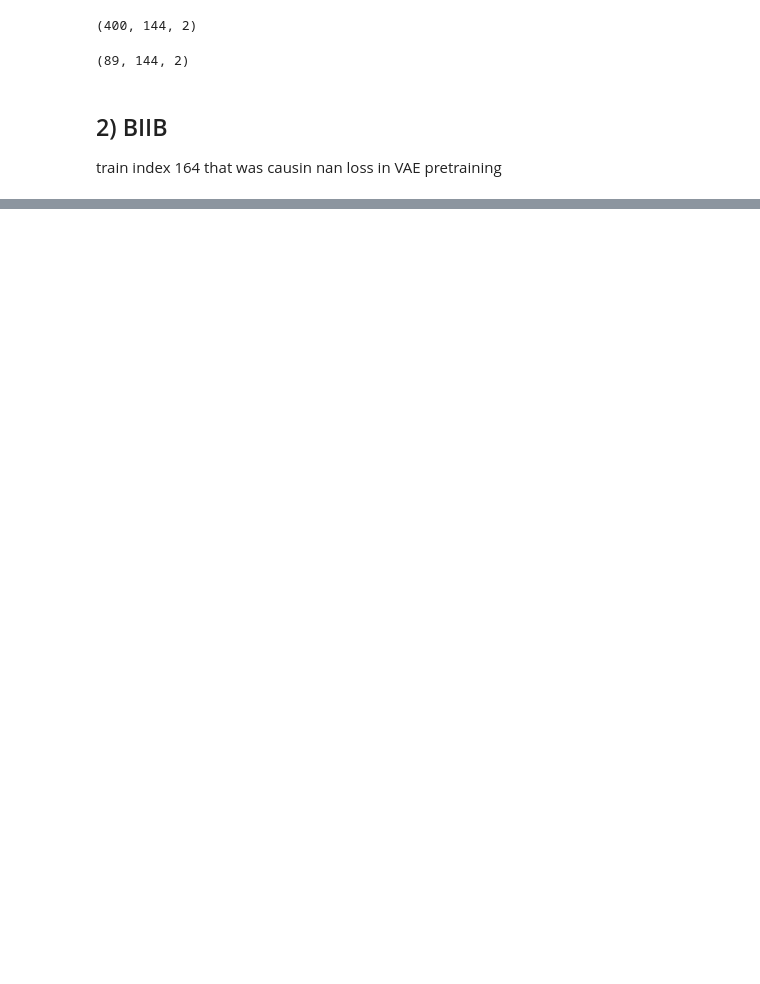
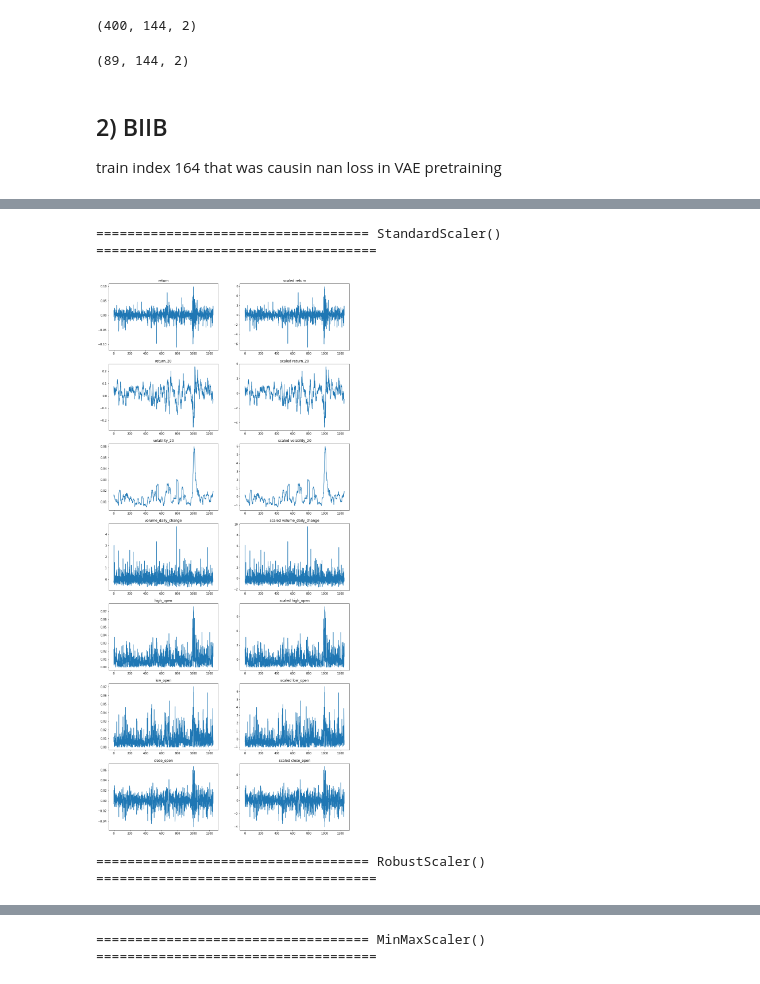
Before and after one commit to metodmove/finTDPSOM, a Jupyter notebook: notebooks/finance_date.ipynb, the cells around one changed output, grey strips where cells are left out. Saved outputs shown, nothing was run; the diff lists cells and outputs as text; code cells hidden in the pictures; blank space fills up the shorter version.

```diff
--- a/notebooks/finance_date.ipynb
+++ b/notebooks/finance_date.ipynb
@@ -145,0 +158,28 @@ data_dict["A"].describe()
+# %%
+def plot_scalers(df, scalers):
+
+
+
+    for scaler in scalers:
+
+        fig, axs = plt.subplots(len(df.columns), 2, figsize=(15, 5 * len(df.columns)))
+
+        df_trans = scaler.fit_transform(df)
+
+        print("=================================== {} ====================================".format(str(scaler)))
+
+        for i, col_ in enumerate(df.columns):
+
+            axs[i, 0].plot(df[col_].values)
+            axs[i, 0].set_title(col_)
+
+            axs[i, 1].plot(df_trans[:, i])
+            axs[i, 1].set_title("scaled {}".format(col_))
+
+        plt.show()
+# %%
+plot_scalers(data_dict["A"], [StandardScaler(), RobustScaler(), MinMaxScaler()])
+# %% [output]
+=================================== StandardScaler() ====================================
+[figure, added]
+=================================== RobustScaler() ====================================
@@ -145,0 +187 @@ data_dict["A"].describe()
+=================================== MinMaxScaler() ====================================
```
Also changed, not shown: parts of 16 cells of this notebook, 2 other files.
